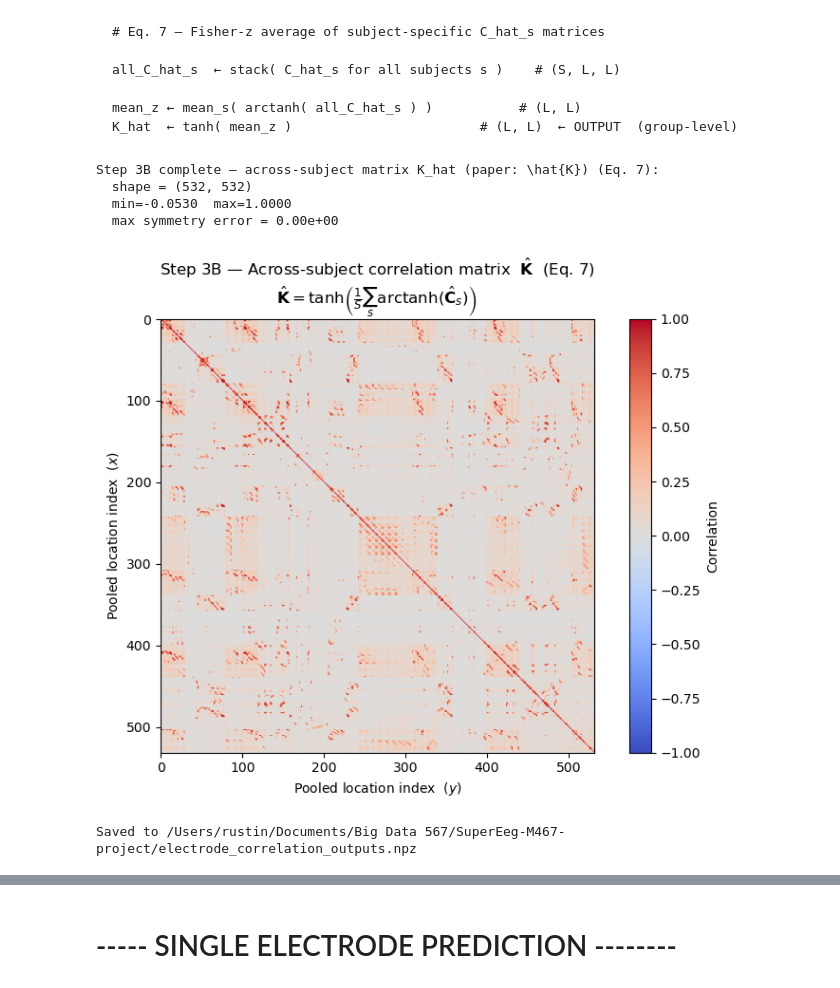
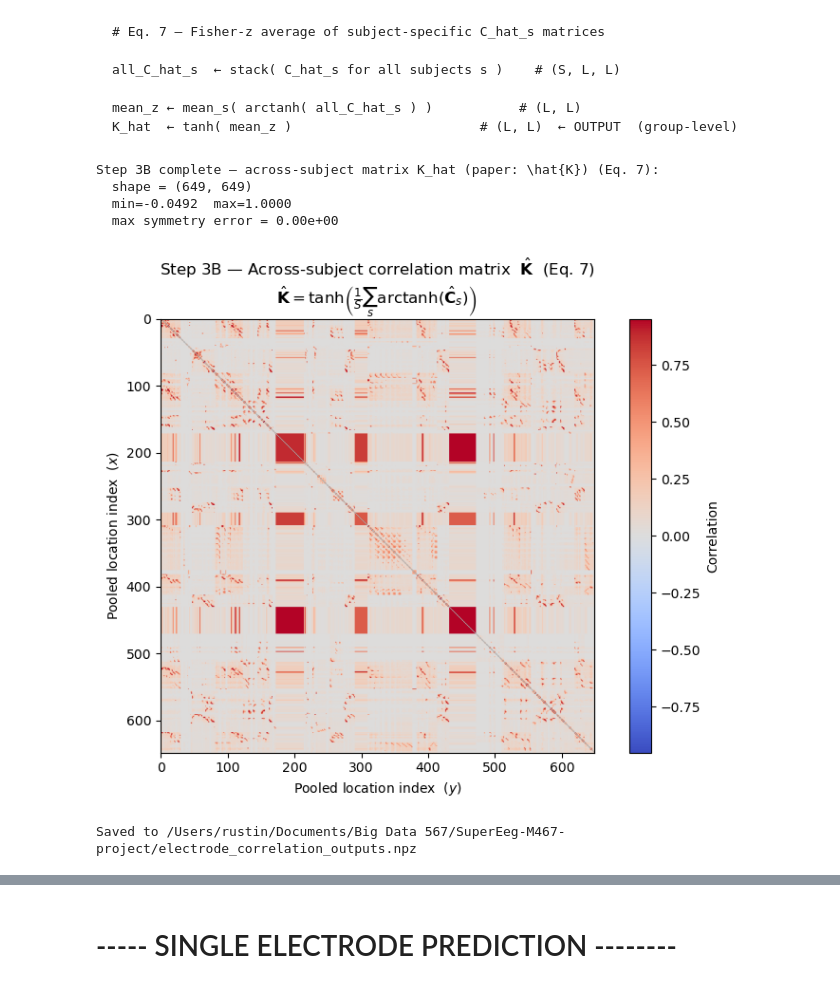
Before and after one commit to NoahWanless/SuperEeg-M467-project, a Jupyter notebook: Electrode_Correlations.ipynb, the cells around one changed output, grey strips where cells are left out. Saved outputs shown, nothing was run; the diff lists cells and outputs as text; code cells hidden in the pictures.

Commit message:
Correlations WITH DUPLICATES!

```diff
--- a/Electrode_Correlations.ipynb
+++ b/Electrode_Correlations.ipynb
@@ -103 +105,36 @@ Pooled unique electrode locations: (532, 3)
 Gaussian smoothing width (lambda): 20.0
+# %%
+# Temporary duplicate report from pooled stack (with duplicates kept)
+# Outputs grouped identical coordinates + pooled row indices + subject/local electrode labels.
+
+unique_coords, first_idx, inverse_idx, counts = np.unique(
+    all_locs_stack, axis=0, return_index=True, return_inverse=True, return_counts=True
+)
+
+pooled_unique_keep_indices = np.sort(first_idx).tolist()
+pooled_occurs_once_indices = np.where(counts[inverse_idx] == 1)[0].tolist()
+
+# Build pooled row -> subject/local-index map
+row_meta = []
+for pid in subject_ids:
+    n = subject_records[pid]['locs'].shape[0]
+    row_meta.extend([(pid, i) for i in range(n)])
+
+dup_unique_ids = np.where(counts > 1)[0]
+
+print(f'Pooled rows total: {all_locs_stack.shape[0]}')
+print(f'Unique coordinates total: {unique_coords.shape[0]}')
+print(f'Indices kept by dedup (first occurrences): {len(pooled_unique_keep_indices)}')
+print(f'Indices that occur exactly once in pooled list: {len(pooled_occurs_once_indices)}')
+print(f'Unique coordinates with duplicates: {dup_unique_ids.size}')
+print()
+
+for g, uid in enumerate(dup_unique_ids, start=1):
+    rows = np.where(inverse_idx == uid)[0]
+    coord = unique_coords[uid]
+    labels = [f"{row_meta[r][0]}[{row_meta[r][1]}]" for r in rows]
+
+    print(f'Group {g}: coord={coord.tolist()} occurs {len(rows)} times')
+    print(f'  pooled_rows={rows.tolist()}')
+    print(f'  subject_local_indices={labels}')
+    print()
@@ -677,7 +735,13 @@ print(f'  max symmetry error = {np.abs(K_hat - K_hat.T).max():.2e}')
 # Compute this expression and store it in `fig, ax`.
 fig, ax = plt.subplots(figsize=(8, 6))
 # Compute this expression and store it in `im`.
-im = ax.imshow(K_hat, cmap='coolwarm', vmin=-1, vmax=0)
+# Plot off-diagonal structure: hide diagonal and use symmetric color range around 0
+K_hat_plot = K_hat.copy()
+np.fill_diagonal(K_hat_plot, np.nan)
+offdiag = K_hat[~np.eye(K_hat.shape[0], dtype=bool)]
+v = float(np.nanpercentile(np.abs(offdiag), 99))
+v = max(v, 1e-3)
+im = ax.imshow(K_hat_plot, cmap='coolwarm', vmin=-v, vmax=v)
 # Compute this expression and store it in `plt.colorbar(im, ax`.
 plt.colorbar(im, ax=ax, label='Correlation')
 # Execute this line as part of the current computation step.
@@ -691,36 +755,36 @@ ax.set_title(
 # Execute this line as part of the current computation step.
 ax.set_xlabel('Pooled location index  $(y)$')
 # Execute this line as part of the current computation step.
 ax.set_ylabel('Pooled location index  $(x)$')
 # Adjust subplot spacing to reduce label overlap.
 plt.tight_layout()
 # Render the current figure in the notebook output.
 plt.show()
 
 # Compute this expression and store it in `output_path`.
 output_path = project_root / 'electrode_correlation_outputs.npz'
 # Save the computed outputs to a compressed NPZ file.
 np.savez_compressed(
     # Execute this line as part of the current computation step.
     output_path,
     # Compute this expression and store it in `pooled_locations_mni_mm`.
     pooled_locations_mni_mm=all_electrodes,
     # Compute this expression and store it in `subject_ids`.
     subject_ids=np.array(subject_ids, dtype=object),
     # Compute this expression and store it in `C_hat_s_matrices`.
     C_hat_s_matrices=all_C_hat_s,
     # Compute this expression and store it in `K_hat`.
     K_hat=K_hat,
 # Close the current argument list or container literal.
 )
 # Print a status message so you can inspect progress/output.
 print(f'Saved to {output_path}')
 # %% [output]
 Step 3B complete — across-subject matrix K_hat (paper: \hat{K}) (Eq. 7):
-  shape = (532, 532)
-  min=-0.0530  max=1.0000
+  shape = (649, 649)
+  min=-0.0492  max=1.0000
   max symmetry error = 0.00e+00
-[figure, old version]
+[figure, new version]
 Saved to /Users/rustin/Documents/Big Data 567/SuperEeg-M467-project/electrode_correlation_outputs.npz
 # %%
 K_hat.shape
```
Also changed, not shown: parts of 20 cells of this notebook, 1 other file.
